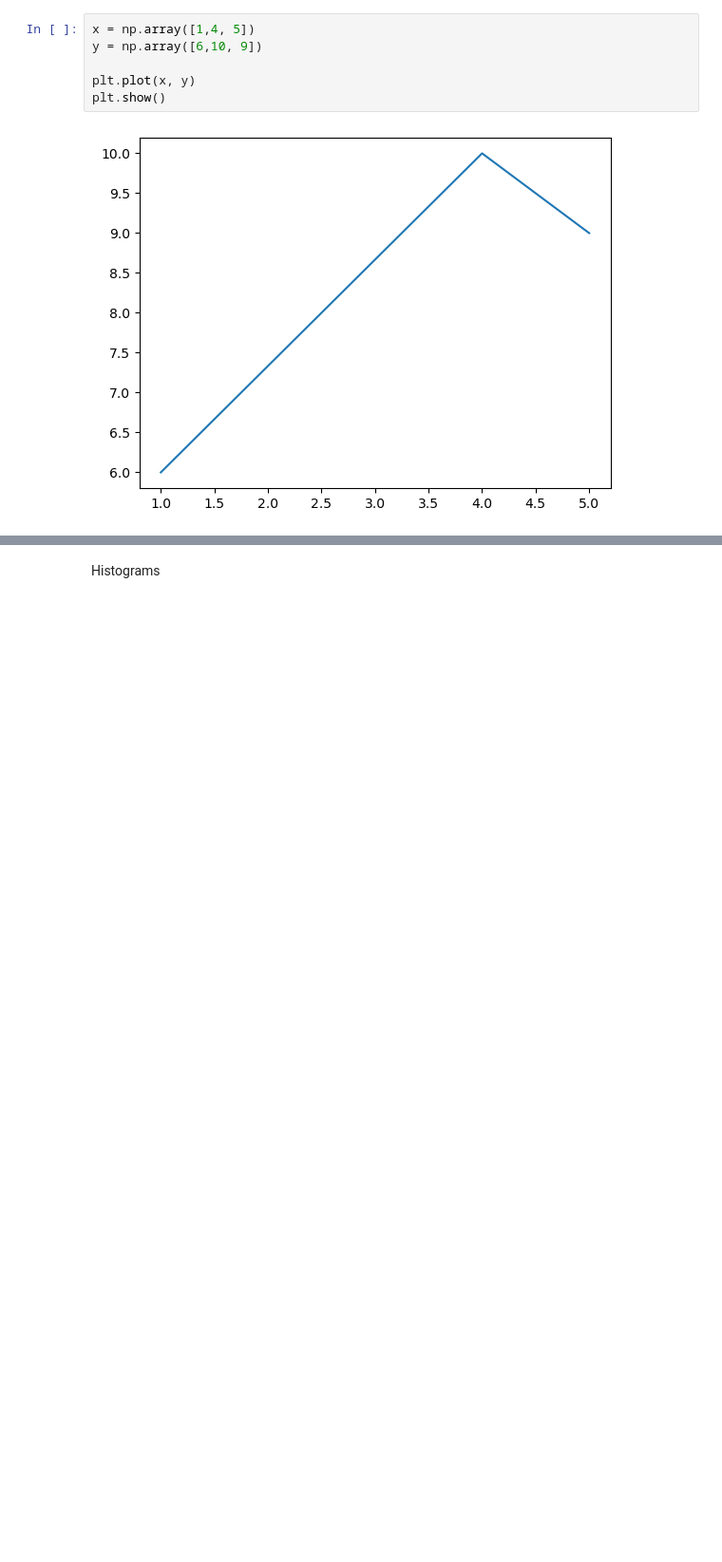
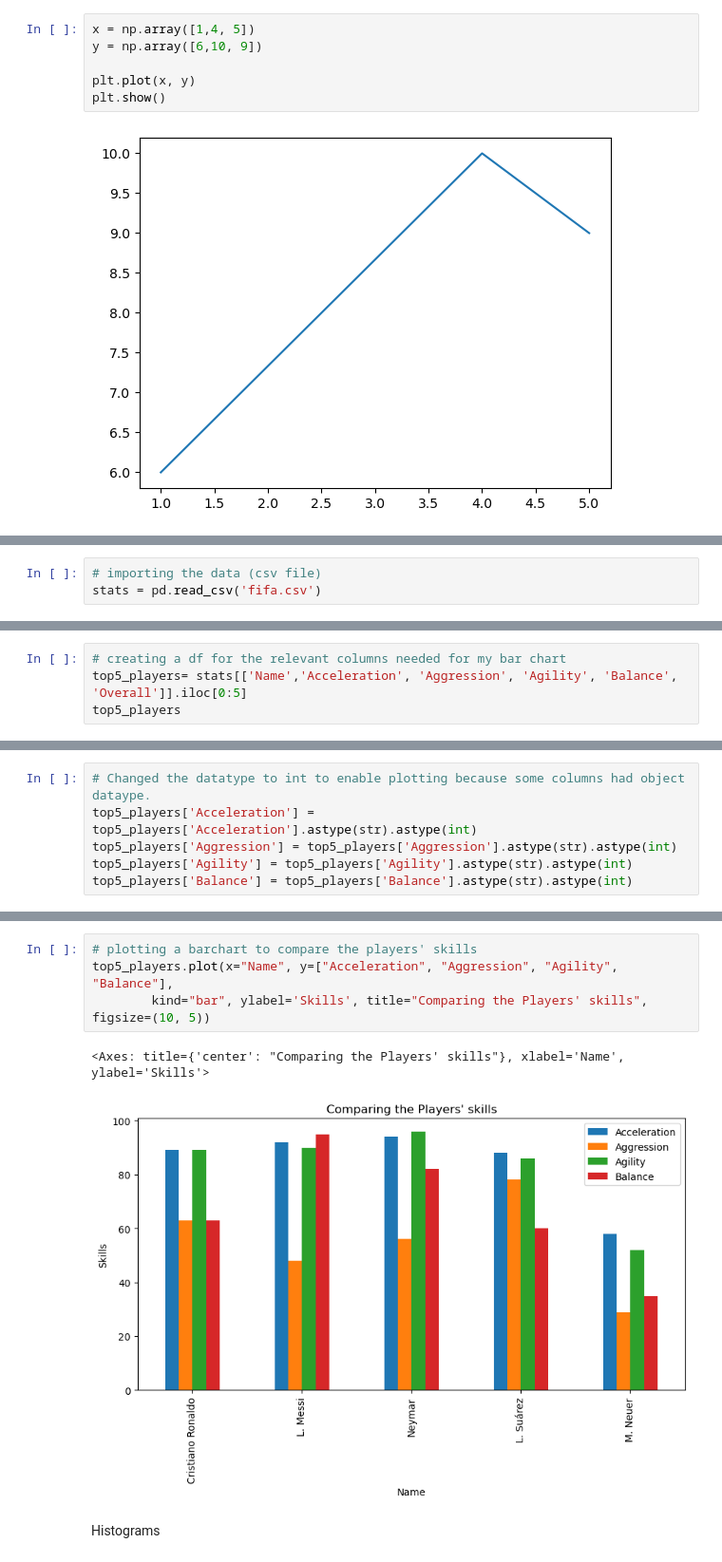
Before and after one commit to Niklauzi/altschool-sod-circle-111-project, a Jupyter notebook: Altschool-sod-circle-111-project.ipynb, the cells around one changed output, grey strips where cells are left out. Shown at 95% size. Cells and saved outputs as stored; diff of their text form; blank space fills up the shorter version.

Commit message:
Update Altschool-sod-circle-111-project.ipynb
I have just added a barchart comparing the top 5 players

```diff
--- a/Altschool-sod-circle-111-project.ipynb
+++ b/Altschool-sod-circle-111-project.ipynb
@@ -90,0 +89,3 @@ Represent categorical data with rectangular bars.
+# %%
+# importing the data (csv file)
+stats = pd.read_csv('fifa.csv')
@@ -90,0 +103,4 @@ Represent categorical data with rectangular bars.
+# %%
+# creating a df for the relevant columns needed for my bar chart
+top5_players= stats[['Name','Acceleration', 'Aggression', 'Agility', 'Balance', 'Overall']].iloc[0:5]
+top5_players
@@ -90,0 +114,6 @@ Represent categorical data with rectangular bars.
+# %%
+# Changed the datatype to int to enable plotting because some columns had object dataype.
+top5_players['Acceleration'] = top5_players['Acceleration'].astype(str).astype(int)
+top5_players['Aggression'] = top5_players['Aggression'].astype(str).astype(int)
+top5_players['Agility'] = top5_players['Agility'].astype(str).astype(int)
+top5_players['Balance'] = top5_players['Balance'].astype(str).astype(int)
@@ -91,3 +131,10 @@ Represent categorical data with rectangular bars.
+# %%
+# plotting a barchart to compare the players' skills
+top5_players.plot(x="Name", y=["Acceleration", "Aggression", "Agility", "Balance"],
+        kind="bar", ylabel='Skills', title="Comparing the Players' skills", figsize=(10, 5))
+# %% [output]
+<Axes: title={'center': "Comparing the Players' skills"}, xlabel='Name', ylabel='Skills'>
+[figure, added]
 # %% [markdown]
 Histograms
 # %%
```
Also changed, not shown: parts of 5 cells of this notebook.
